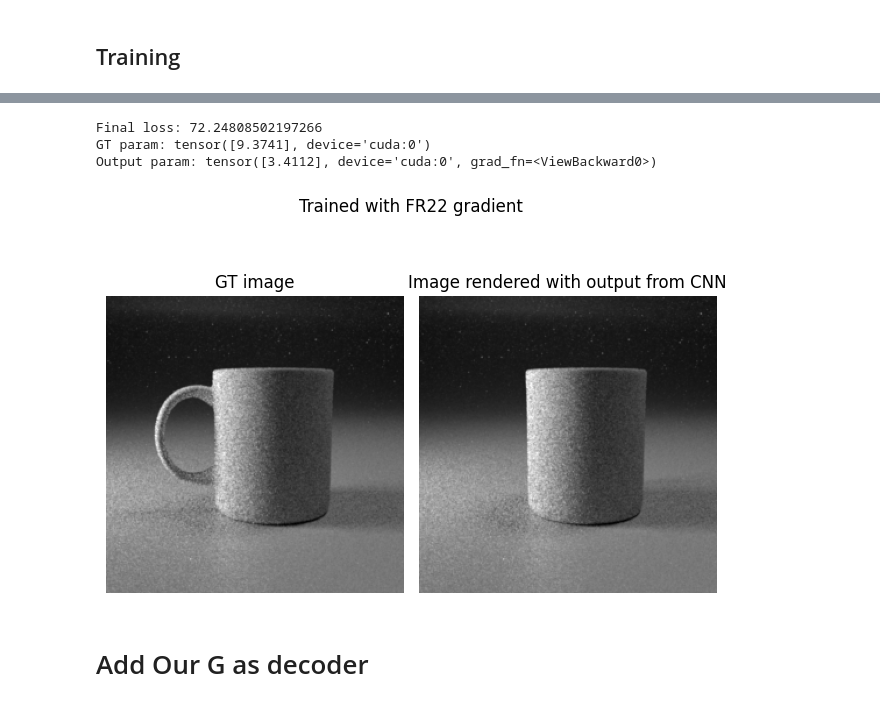
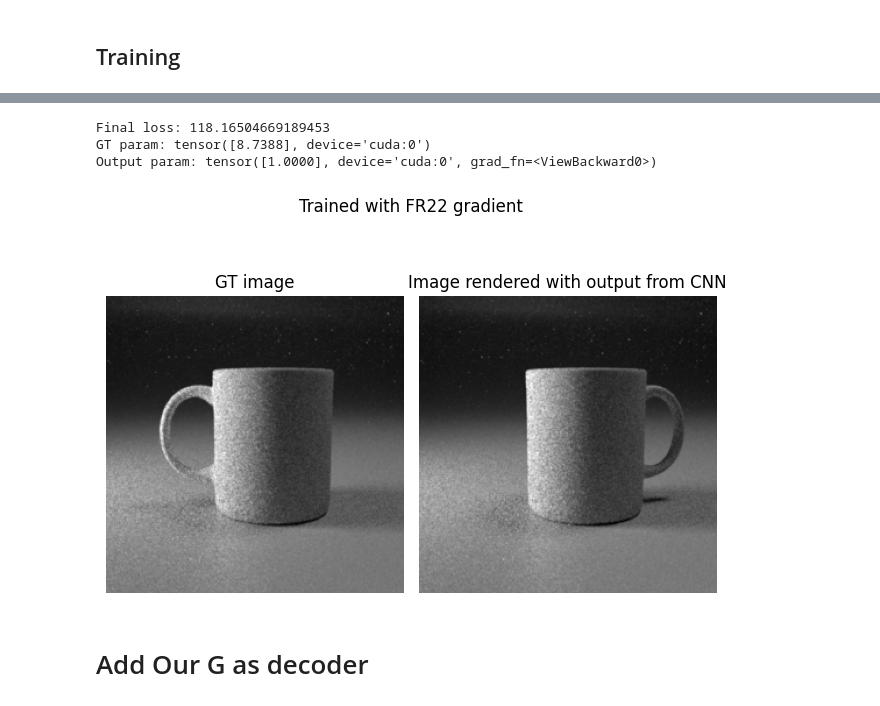
Before and after one commit to wangzican/prdpt2024, a Jupyter notebook: code/training_cnn.ipynb, the cells around one changed output, grey strips where cells are left out. Cells and saved outputs as stored; diff of their text form; code cells hidden in the pictures.

```diff
--- a/code/training_cnn.ipynb
+++ b/code/training_cnn.ipynb
@@ -149,9 +148,9 @@ class CNN(nn.Module):
         x = self.pool2(F.relu(self.conv3(x)))
         x = x.view(-1, 16*8*8)  # Flatten the tensor
         x = F.relu(self.fc1(x))
-        # x = F.sigmoid(self.fc2(x))
+        x = F.sigmoid(self.fc2(x))
         # x = F.relu(self.fc2(x))
-        x = self.fc2(x)
+        # x = self.fc2(x)
         return x
 # %% [markdown]
 # Train with encoder only
@@ -277,36 +298,35 @@ Loss at step 4900: 12.38525104522705
+# %%
+n_params = 1
+torch.save(model.state_dict(), './results/CNN_mug/CNN_mug_FR22/CNN_mug_FR22_weights.pth')
+mode = CNN(n_params)
+model.load_state_dict(torch.load('./results/CNN_mug/CNN_mug_FR22/CNN_mug_FR22_weights.pth', weights_only=True))
+model.eval()
 # %%
 print("Final loss:", loss.item())
-
-# for i in range(72):
-#     test_param, test_image = gen_data(gt_param=torch.tensor([(i+1)/4]).to(device))
-#     output_param = model(test_image)
-#     gt_image = image_for_plotting(test_image)
-#     print(f'GT param: {test_param.item()}')
-#     print(f'Output param: {output_param.item()}')
 test_param, test_image = gen_data()
-output_param = model(test_image)
+output_param = model(test_image)*18
 gt_image = image_for_plotting(test_image)
 output_param = output_param.item() if isinstance(test_param, (int, float)) else output_param.reshape(test_param.shape)
 output_image = image_for_plotting(get_mts_rendering(output_param, update_fn, ctx_args))
 print(f'GT param: {test_param}')
 print(f'Output param: {output_param}')
 
 plt.subplot(1, 2, 1)
 plt.imshow(gt_image)
 plt.title('GT image')
 plt.axis('off')
 plt.subplot(1, 2, 2)
 plt.imshow(output_image)
 plt.title('Image rendered with output from CNN')
 plt.axis('off')
 plt.suptitle('Trained with FR22 gradient')
 plt.tight_layout()
 plt.show()
 # %% [output]
-Final loss: 72.24808502197266
-GT param: tensor([9.3741], device='cuda:0')
-Output param: tensor([3.4112], device='cuda:0', grad_fn=<ViewBackward0>)
+Final loss: 118.16504669189453
+GT param: tensor([8.7388], device='cuda:0')
+Output param: tensor([1.0000], device='cuda:0', grad_fn=<ViewBackward0>)
-[figure, old version]
+[figure, new version]
 # %% [markdown]
 # Add Our G as decoder
 # %% [markdown]
```
Also changed, not shown: parts of 10 cells of this notebook, 8 other files.
